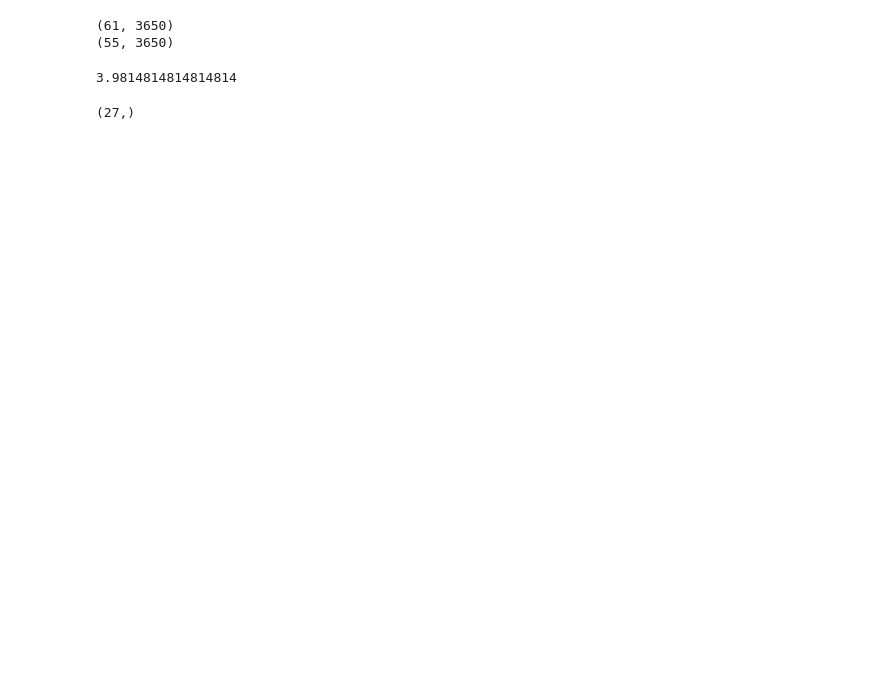
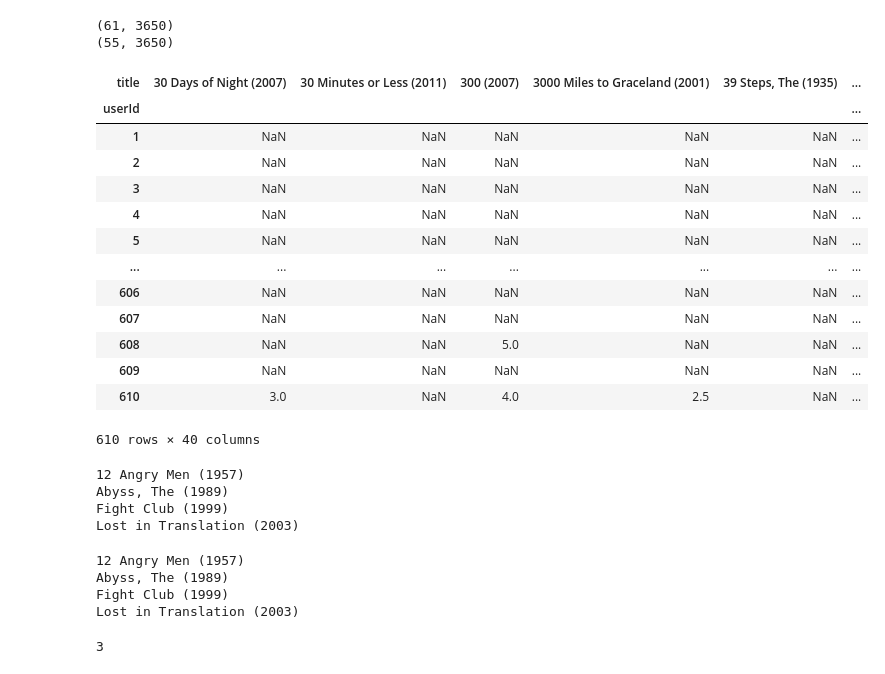
Before and after one commit to GeorgiaKp/MovieRecommender, a Jupyter notebook: MovieRecommender.ipynb, the cells around one changed output. Saved outputs shown, nothing was run; the diff lists cells and outputs as text; code cells hidden in the pictures; blank space fills up the shorter version.

```diff
--- a/MovieRecommender.ipynb
+++ b/MovieRecommender.ipynb
@@ -504,8 +498,35 @@ df_nonull = piv.iloc[3].dropna()
-# %%
-np.mean(list(df_nonull))
-# %% [output]
-3.9814814814814814
-# %%
-df_nonull.shape
-# %% [output]
-(27,)
+# %%
+piv.iloc[:,40:80]
+# %% [output]
+| title | 30 Days of Night (2007) | 30 Minutes or Less (2011) | 300 (2007) | 3000 Miles to Graceland (2001) | 39 Steps, The (1935) | ... |
+| userId |  |  |  |  |  | ... |
+| 1 | NaN | NaN | NaN | NaN | NaN | ... |
+| 2 | NaN | NaN | NaN | NaN | NaN | ... |
+| 3 | NaN | NaN | NaN | NaN | NaN | ... |
+| 4 | NaN | NaN | NaN | NaN | NaN | ... |
+| 5 | NaN | NaN | NaN | NaN | NaN | ... |
+| ... | ... | ... | ... | ... | ... | ... |
+| 606 | NaN | NaN | NaN | NaN | NaN | ... |
+| 607 | NaN | NaN | NaN | NaN | NaN | ... |
+| 608 | NaN | NaN | 5.0 | NaN | NaN | ... |
+| 609 | NaN | NaN | NaN | NaN | NaN | ... |
+| 610 | 3.0 | NaN | 4.0 | 2.5 | NaN | ... |
+610 rows × 40 columns
+# %%
+y_test = true_ratings_as_list(['12 Angry Men (1957)','Abyss, The (1989)','Fight Club (1999)','Lost in Translation (2003)'],list(test.index))
+# %% [output]
+12 Angry Men (1957)
+Abyss, The (1989)
+Fight Club (1999)
+Lost in Translation (2003)
+# %%
+y_pred = make_predictions(['12 Angry Men (1957)','Abyss, The (1989)','Fight Club (1999)','Lost in Translation (2003)'],list(test.index))
+# %% [output]
+12 Angry Men (1957)
+Abyss, The (1989)
+Fight Club (1999)
+Lost in Translation (2003)
+# %%
+len(y_test)
+# %% [output]
+3
```
Also changed, not shown: parts of 59 cells of this notebook.
